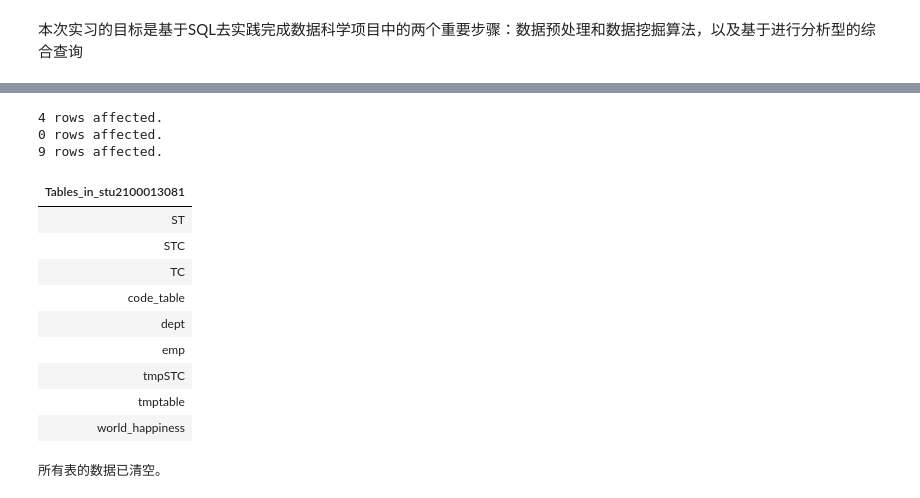
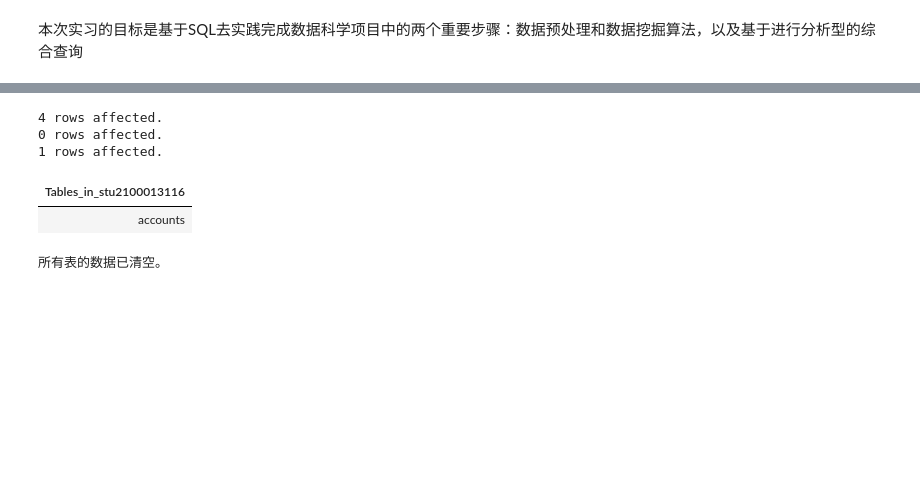
Before and after one commit to EmptyBlueBox/Introduction_to_Database_Systems-clj-2024Spring-PKU, a Jupyter notebook: homework/综合实习四：基于SQL的数据科学/实习四：基于SQL的数据科学项目.ipynb, the cells around one changed output, grey strips where cells are left out. Saved outputs shown, nothing was run; the diff lists cells and outputs as text; code cells hidden in the pictures; blank space fills up the shorter version.

```diff
--- a/homework/综合实习四：基于SQL的数据科学/实习四：基于SQL的数据科学项目.ipynb
+++ b/homework/综合实习四：基于SQL的数据科学/实习四：基于SQL的数据科学项目.ipynb
@@ -14,24 +11,16 @@ pymysql.install_as_MySQLdb()
 # %%
 %%sql
 
-mysql://stu2100013081:stu2100013081@162.105.146.37:43306
+mysql://stu2100013116:stu2100013116@162.105.146.37:43306
 show databases;
-use stu2100013081;
+use stu2100013116;
 show tables;
 # %% [output]
 4 rows affected.
 0 rows affected.
-9 rows affected.
+1 rows affected.
-| Tables_in_stu2100013081 |
-| ST |
-| STC |
-| TC |
-| code_table |
-| dept |
-| emp |
-| tmpSTC |
-| tmptable |
-| world_happiness |
+| Tables_in_stu2100013116 |
+| accounts |
 # %%
 import pymysql
 
```
Also changed, not shown: parts of 12 cells of this notebook, 3 other files.
